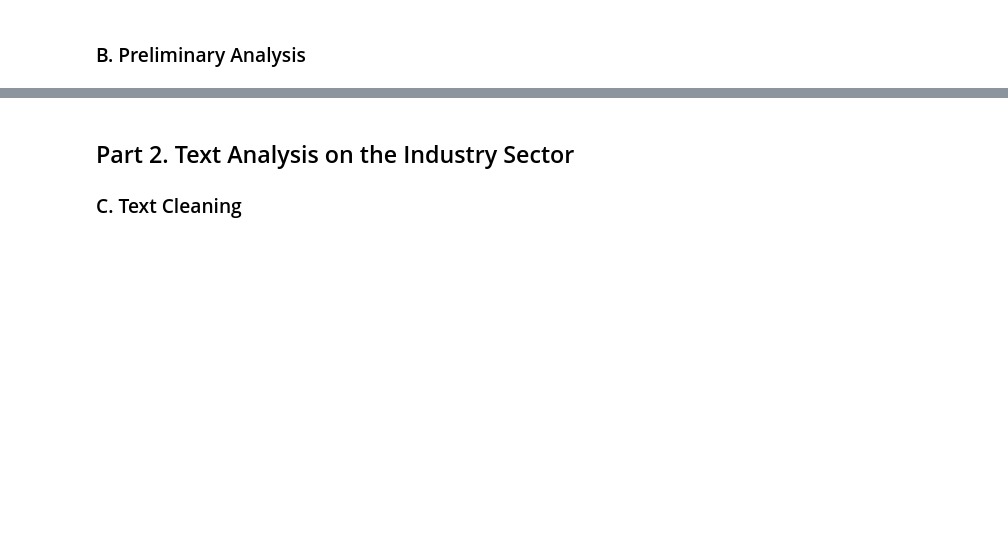
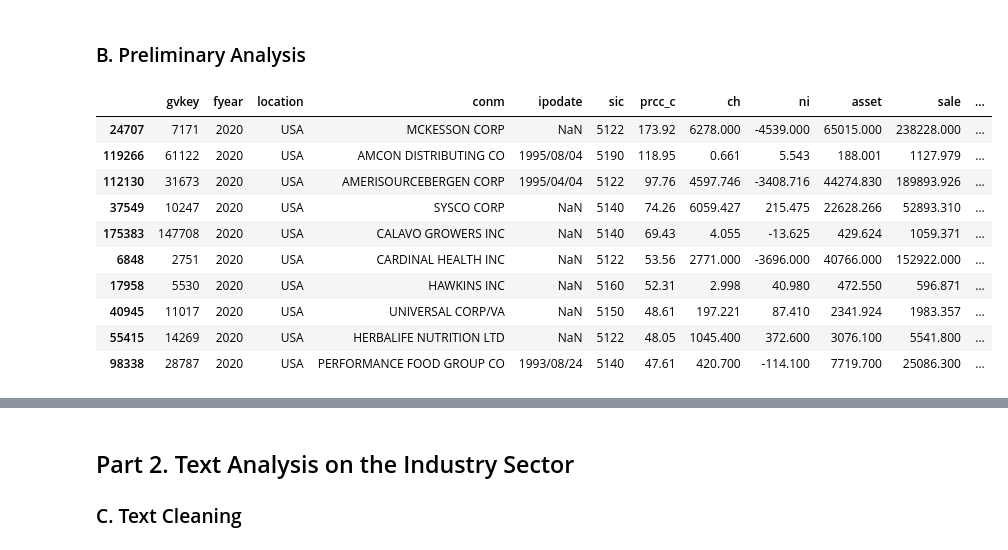
Before and after one commit to davidzc01/BAIT508_Industry_Analysis, a Jupyter notebook: Industry analysis.ipynb, the cells around one changed output, grey strips where cells are left out. Cells and saved outputs as stored; diff of their text form; code cells hidden in the pictures; blank space fills up the shorter version.

```diff
--- a/Industry analysis.ipynb
+++ b/Industry analysis.ipynb
@@ -99,7 +102,27 @@ print(f'There are {numFirmsRecordesAllYears} firms in the filtered dataset have
 There are 4 firms in the filtered dataset have records over all 27 years (1994-2020)
 # %% [markdown]
 ### B. Preliminary Analysis
+# %%
+def topFirms(column, numFirms, fy = 0):
+    if fy == 0:
+        dataFrame = filteredPublicFirms
+    else:
+        dataFrame = filteredPublicFirms[filteredPublicFirms['fyear'] == fy]
+    return dataFrame.sort_values(by=column, ascending=False).head(numFirms)
 # %%
 #1.	What are the top 10 firms with the highest stock price (column "prcc_c") in the year 2020?
+topFirms('prcc_c', 10, 2020)
+# %% [output]
+|  | gvkey | fyear | location | conm | ipodate | sic | prcc_c | ch | ni | asset | sale | ... |
+| 24707 | 7171 | 2020 | USA | MCKESSON CORP | NaN | 5122 | 173.92 | 6278.000 | -4539.000 | 65015.000 | 238228.000 | ... |
+| 119266 | 61122 | 2020 | USA | AMCON DISTRIBUTING CO | 1995/08/04 | 5190 | 118.95 | 0.661 | 5.543 | 188.001 | 1127.979 | ... |
+| 112130 | 31673 | 2020 | USA | AMERISOURCEBERGEN CORP | 1995/04/04 | 5122 | 97.76 | 4597.746 | -3408.716 | 44274.830 | 189893.926 | ... |
+| 37549 | 10247 | 2020 | USA | SYSCO CORP | NaN | 5140 | 74.26 | 6059.427 | 215.475 | 22628.266 | 52893.310 | ... |
+| 175383 | 147708 | 2020 | USA | CALAVO GROWERS INC | NaN | 5140 | 69.43 | 4.055 | -13.625 | 429.624 | 1059.371 | ... |
+| 6848 | 2751 | 2020 | USA | CARDINAL HEALTH INC | NaN | 5122 | 53.56 | 2771.000 | -3696.000 | 40766.000 | 152922.000 | ... |
+| 17958 | 5530 | 2020 | USA | HAWKINS INC | NaN | 5160 | 52.31 | 2.998 | 40.980 | 472.550 | 596.871 | ... |
+| 40945 | 11017 | 2020 | USA | UNIVERSAL CORP/VA | NaN | 5150 | 48.61 | 197.221 | 87.410 | 2341.924 | 1983.357 | ... |
+| 55415 | 14269 | 2020 | USA | HERBALIFE NUTRITION LTD | NaN | 5122 | 48.05 | 1045.400 | 372.600 | 3076.100 | 5541.800 | ... |
+| 98338 | 28787 | 2020 | USA | PERFORMANCE FOOD GROUP CO | 1993/08/24 | 5140 | 47.61 | 420.700 | -114.100 | 7719.700 | 25086.300 | ... |
 # %%
 #2.	What are the top 10 firms with the highest sales (column "sale") in the entire history of the dataset?
```
Also changed, not shown: parts of 7 cells of this notebook.
